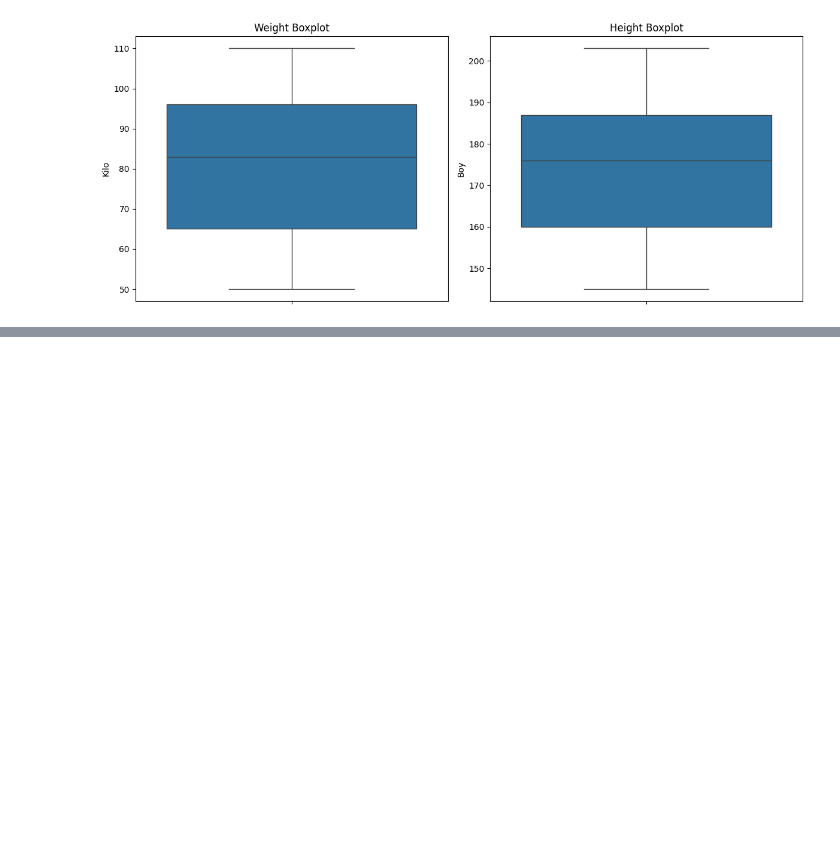
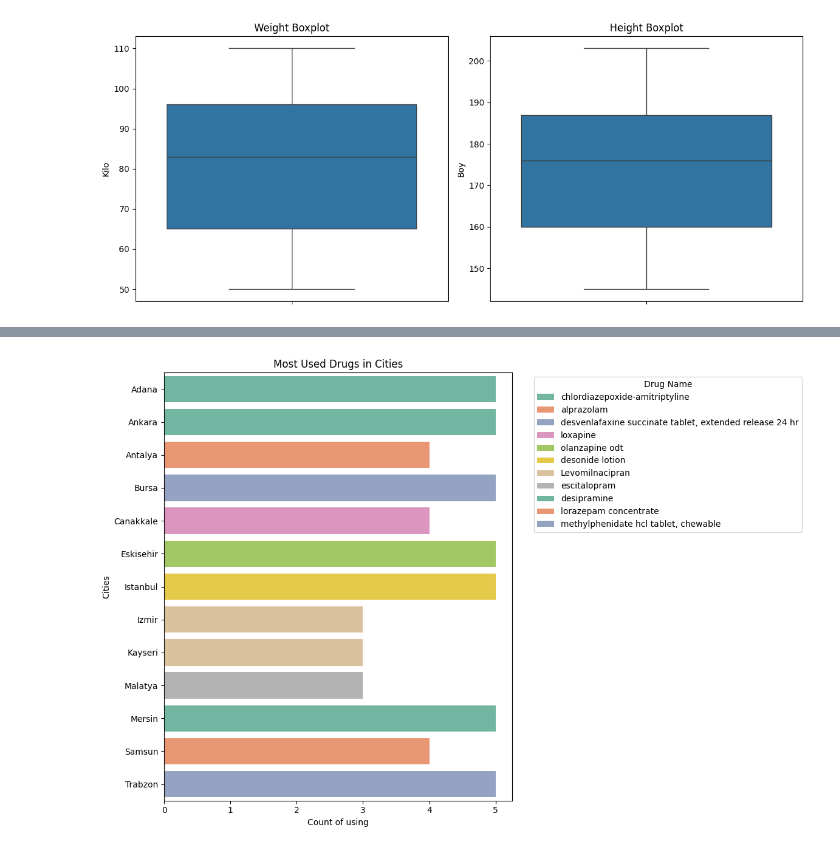
Before and after one commit to fatihzknn/pusula_fatihhan_ozkan, a Jupyter notebook: EDA.ipynb, the cells around one changed output, grey strips where cells are left out. Saved outputs shown, nothing was run; the diff lists cells and outputs as text; code cells hidden in the pictures; blank space fills up the shorter version.

```diff
--- a/EDA.ipynb
+++ b/EDA.ipynb
@@ -180,0 +179,16 @@ plt.show()
+# %%
+
+ilac_kullanimi = df.groupby(['Il', 'Ilac_Adi']).size().reset_index(name='Kullanim_Sayisi')
+
+en_cok_kullanilan_ilac = ilac_kullanimi.loc[ilac_kullanimi.groupby('Il')['Kullanim_Sayisi'].idxmax()]
+
+plt.figure(figsize=(12,8))
+sns.barplot(x='Kullanim_Sayisi', y='Il', hue='Ilac_Adi', data=en_cok_kullanilan_ilac, palette='Set2')
+plt.title('Most Used Drugs in Cities')
+plt.xlabel('Count of using')
+plt.ylabel('Cities')
+plt.legend(title='Drug Name', bbox_to_anchor=(1.05, 1), loc='upper left')
+plt.tight_layout()
+plt.show()
+# %% [output]
+[figure, added]
```
Also changed, not shown: parts of 27 cells of this notebook, 1 other file.
